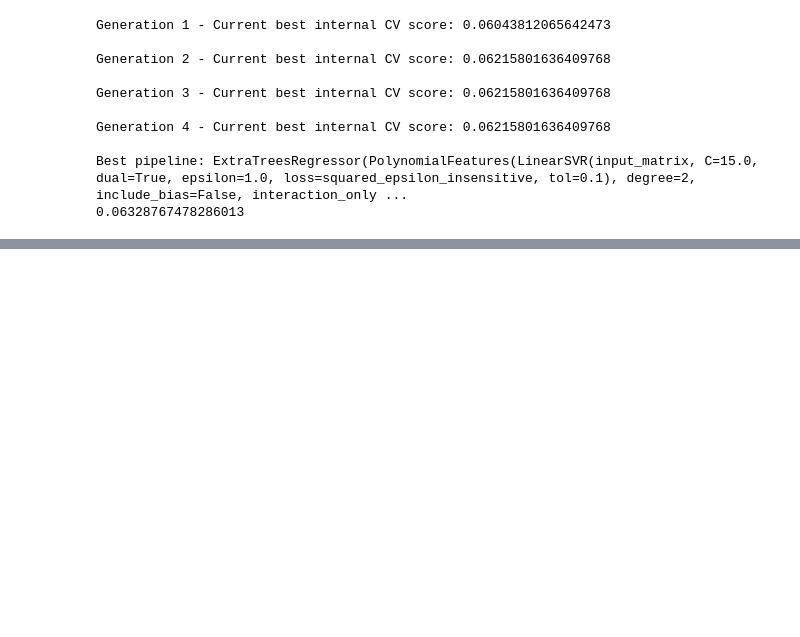
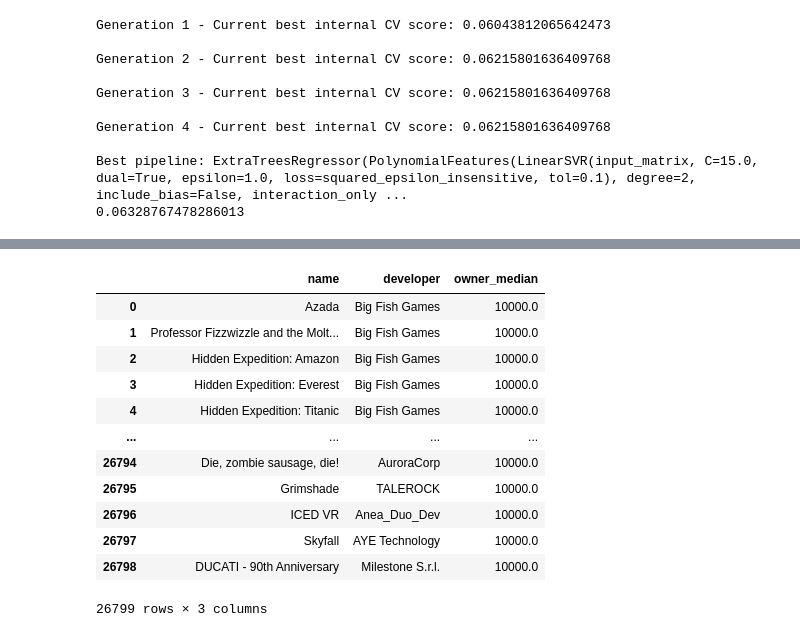
Before and after one commit to Rvanelven/steamator, a Jupyter notebook: notebooks/mathieu_#46_Creation_differents_datasets.ipynb, the cells around one changed output, grey strips where cells are left out. Saved outputs shown, nothing was run; the diff lists cells and outputs as text; code cells hidden in the pictures; blank space fills up the shorter version.

```diff
--- a/notebooks/mathieu_#46_Creation_differents_datasets.ipynb
+++ b/notebooks/mathieu_#46_Creation_differents_datasets.ipynb
@@ -548,0 +579,16 @@ Index(['steam_appid', 'name', 'top_5_tags', 'topic_0', 'topic_1', 'topic_2',
+# %%
+df
+# %% [output]
+|  | name | developer | owner_median |
+| 0 | Azada | Big Fish Games | 10000.0 |
+| 1 | Professor Fizzwizzle and the Molt... | Big Fish Games | 10000.0 |
+| 2 | Hidden Expedition: Amazon | Big Fish Games | 10000.0 |
+| 3 | Hidden Expedition: Everest | Big Fish Games | 10000.0 |
+| 4 | Hidden Expedition: Titanic | Big Fish Games | 10000.0 |
+| ... | ... | ... | ... |
+| 26794 | Die, zombie sausage, die! | AuroraCorp | 10000.0 |
+| 26795 | Grimshade | TALEROCK | 10000.0 |
+| 26796 | ICED VR | Anea_Duo_Dev | 10000.0 |
+| 26797 | Skyfall | AYE Technology | 10000.0 |
+| 26798 | DUCATI - 90th Anniversary | Milestone S.r.l. | 10000.0 |
+26799 rows × 3 columns
```
Also changed, not shown: parts of 15 cells of this notebook, 2 other files.
